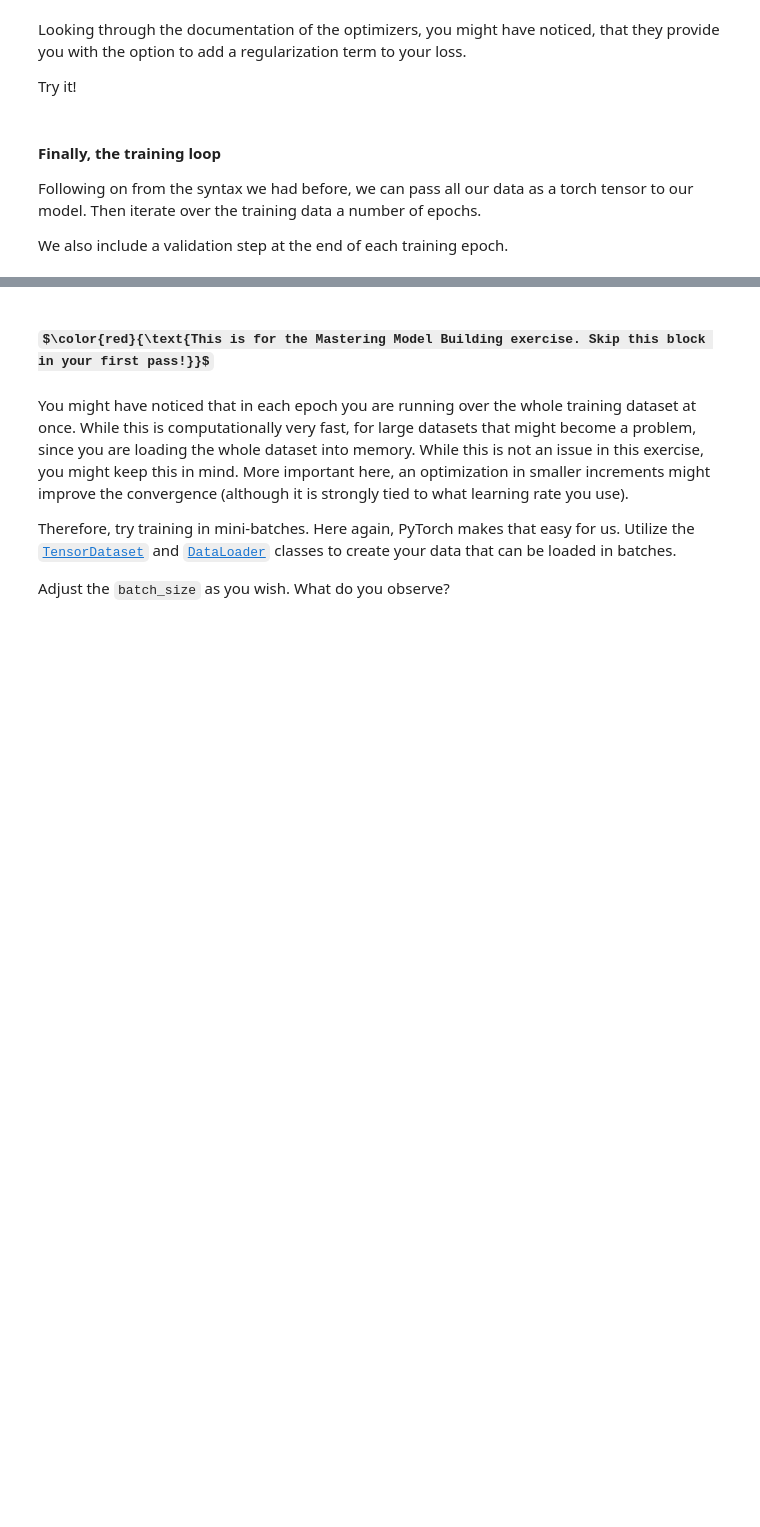
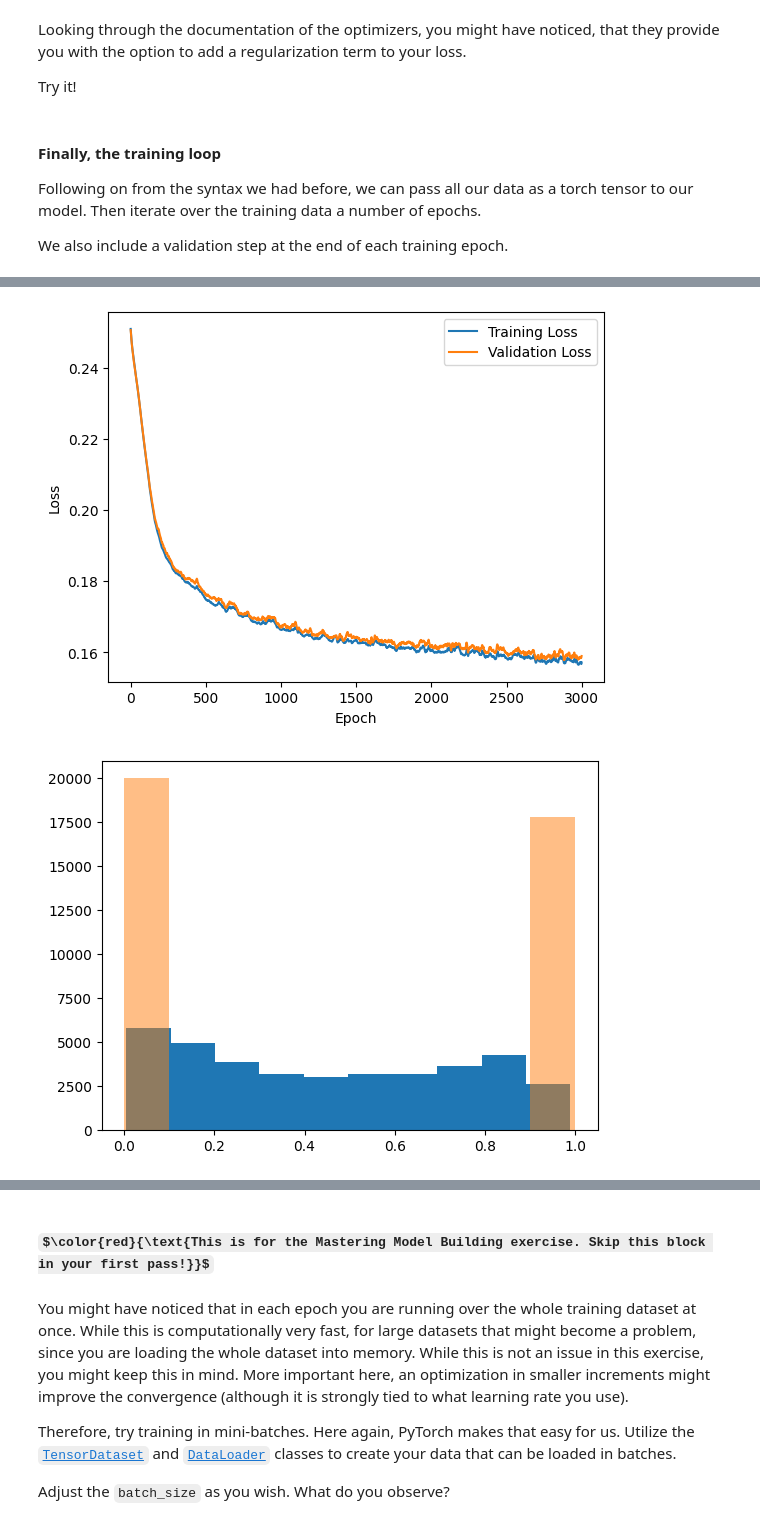
Before and after one commit to dnwerner/workshop_erum_DL_basics, a Jupyter notebook: Exercises/DNN4HEP_exercise.ipynb, the cells around one changed output, grey strips where cells are left out. Saved outputs shown, nothing was run; the diff lists cells and outputs as text; code cells hidden in the pictures; some formulas as TeX source; blank space fills up the shorter version.

```diff
--- a/Exercises/DNN4HEP_exercise.ipynb
+++ b/Exercises/DNN4HEP_exercise.ipynb
@@ -192,9 +201,9 @@ import torch.nn as nn
 n_features = X_train.shape[1]       # 27 with your feature list
 print(n_features)
 model = nn.Sequential(
-    nn.Linear(n_features, 16),
+    nn.Linear(n_features, 24),
     nn.Sigmoid(),
-    nn.Linear(16, 1),
+    nn.Linear(24, 1),
     nn.Sigmoid()
 )                                    # final Sigmoid handled by loss
 # %% [output]
@@ -204,8 +213,10 @@ model = nn.Sequential(
 import torch.optim as optim
 
 # adam + reasonable optimizer
-optimizer = optim.Adam(model.parameters(), lr=0.001)
-criterion = nn.BCELoss()
+optimizer = optim.Adam(model.parameters(), lr=0.0012)
+criterion = nn.MSELoss()
+
+crit2 = nn.BCELoss()
 # %% [markdown]
 ##### $\color{red}{\text{This is for the Mastering Model Building exercise. Skip this block in your first pass!}}$
 # %% [markdown]
@@ -233,7 +244,7 @@ We also include a validation step at the end of each training epoch.
 train_losses = []
 val_losses   = []
 
-N_epochs = 1000
+N_epochs = 4000
 
 for epoch in range(N_epochs):
 
@@ -250,7 +261,9 @@ for epoch in range(N_epochs):
 
     # compute the loss (χ²) between these predictions and the intended targets
 
-    loss = criterion(predictions.squeeze(1), Y_train)
+    loss = criterion(predictions, Y_train)
+
+    loss2 = crit2(predictions, Y_train)
 
     # tell the loss function and optimizer to end an optimization step
     loss.backward()
@@ -268,10 +281,10 @@ for epoch in range(N_epochs):
         val_predictions = model(X_val)
         # compute the loss on the validation data
 
-        val_loss = criterion(val_predictions.squeeze(1), y_val)
+        val_loss = criterion(val_predictions, Y_val)
 
         val_losses.append(val_loss)
 
-
-    print(f'Epoch [{epoch + 1}/{N_epochs}], Loss: {loss.item():.4f}, Val Loss: {val_loss.item():.4f}')
+    if epoch % 100 == 0:
+        print(f'Epoch [{epoch + 1}/{N_epochs}], Loss: {loss.item():.4f}, Val Loss: {val_loss.item():.4f}  -  {loss2.item():.4f}')
 # %% [output]
@@ -295,0 +300,21 @@ KeyboardInterrupt:
+# %%
+# Plot loss curves
+import matplotlib.pyplot as plt
+plt.plot(train_losses, label='Training Loss')
+plt.plot(val_losses, label='Validation Loss')
+plt.xlabel('Epoch')
+plt.ylabel('Loss')
+plt.legend()
+plt.show()
+
+y_pred = model(X_val)
+
+# Plot class distributions in training and data-set
+import matplotlib.pyplot as plt
+import numpy as np
+plt.hist(y_pred.detach())
+plt.hist(y_val, alpha=0.5)
+plt.show()
+# %% [output]
+[figure, added]
+[figure, added]
```
Also changed, not shown: parts of 3 cells of this notebook.
